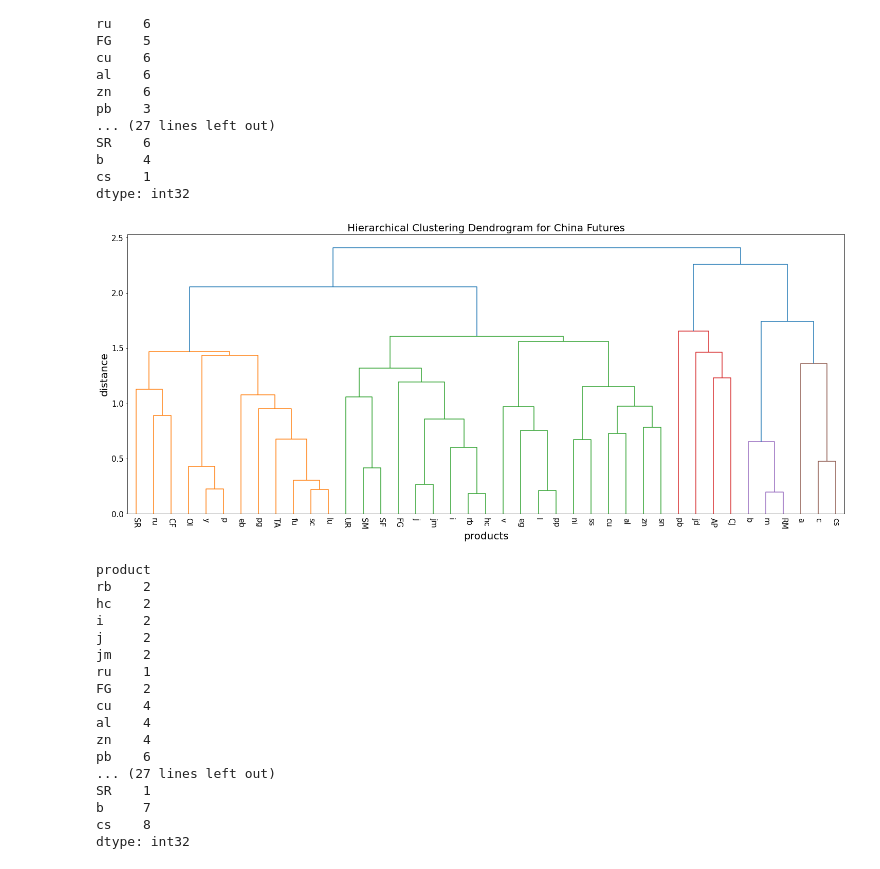
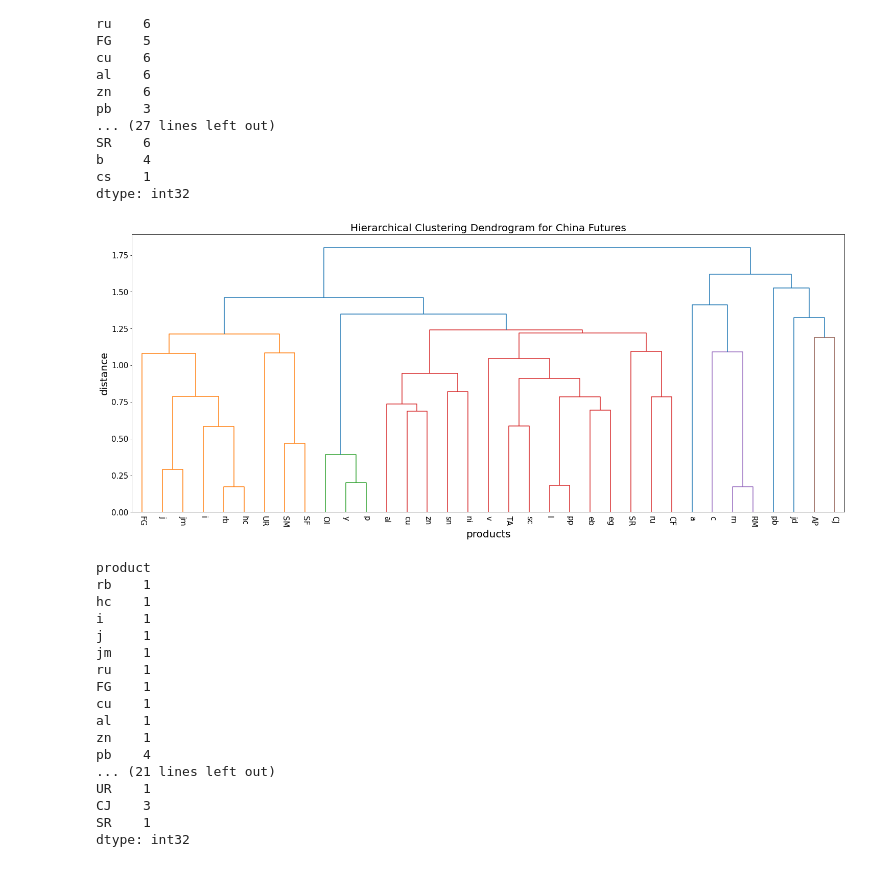
Before and after one commit to harvey1673/pyktrader3, a Jupyter notebook: bktest/commodity research - corr, PCA, clustering.ipynb, the cells around one changed output. Drawn from its saved outputs; the diff is of its cells as text; code cells hidden in the pictures.

```diff
--- a/bktest/commodity research - corr, PCA, clustering.ipynb
+++ b/bktest/commodity research - corr, PCA, clustering.ipynb
@@ -44,15 +45,15 @@ from IPython.core.display import display, HTML
 display(HTML("<style>.container { width:100% !important; }</style>"))
 display(HTML("<style>div.output_scroll { height: 44em; }</style>"))
 # %%
-ferrous_products_mkts = ['rb', 'hc', 'i', 'j', 'jm']
-ferrous_mixed_mkts = ['ru', 'FG', 'SA', 'SM', "SF", 'nr', ]
-base_metal_mkts = ['cu', 'al', 'zn', 'pb', 'ni', 'sn', 'ss']
+ferrous_products_mkts = ['rb', 'hc', 'i', 'j', 'jm', ]
+ferrous_mixed_mkts = ['ru', 'FG', 'SM', "SF", 'nr', 'SA', 'UR',] #
+base_metal_mkts = ['cu', 'al', 'zn', 'pb', 'ni', 'sn', 'ss'] # ,
 precious_metal_mkts = ['au', 'ag']
 ind_metal_mkts = ferrous_products_mkts + ferrous_mixed_mkts + base_metal_mkts
-petro_chem_mkts = ['l', 'pp', 'v', 'TA', 'MA', 'bu', 'sc', 'fu', 'eg', 'eb', 'lu', 'pg', 'PF']
+petro_chem_mkts = ['l', 'pp', 'v', 'TA', 'MA', 'bu', 'sc', 'PF', 'fu', 'eg', 'eb', 'lu', 'pg',] #
 ind_all_mkts = ind_metal_mkts + petro_chem_mkts
-ags_oil_mkts = ['m', 'RM', 'y', 'p', 'OI', 'a', 'c', 'cs', 'b'] #, 'b']
-ags_soft_mkts = ['CF', 'SR', 'jd', 'AP', 'sp', 'CJ', 'UR', 'lh', 'PK', 'CY'] # 'CY',
+ags_oil_mkts = ['m', 'RM', 'y', 'p', 'OI', 'a', 'c', 'cs', 'b'] #
+ags_soft_mkts = ['CF', 'SR', 'jd', 'AP', 'lh', 'PK', 'CY', 'sp', 'CJ',] #
 ags_all_mkts = ags_oil_mkts + ags_soft_mkts
 eq_fut_mkts = ['IF', 'IH', 'IC', 'IM']
 bond_fut_mkts = ['T', 'TF', 'TS']
@@ -71,12 +74,12 @@ atr_win = 20
 file_folder = "C:\\dev\\data\\data_cache\\"
 
 
-start_date = datetime.date(2009,1,1)
+start_date = datetime.date(2015,1,1)
 end_date = datetime.date(2023,1,20)
 shift_mode = 2
 roll_name = 'hot'
 roll_file_loc = "C:/dev/wtdev/config/"
-sim_markets = all_markets
+sim_markets = ind_all_mkts + ags_all_mkts
 nb_cont = 1
 freq='d1'
 
@@ -242,11 +222,11 @@ plt.xticks(rotation='vertical');
 # %%
 col_list = ['rb', 'hc', 'i', 'j', 'jm', 'ru', 'FG', 'cu', 'al', 'zn', 'pb', 'sn', 'ni', \
                'l', 'pp', 'v', 'TA', 'sc', 'm', 'RM', 'y', 'p', 'OI', 'a', 'c', 'CF', 'jd', \
-               'AP', 'SM', 'SF', 'eb', 'eg', 'UR', 'CJ', 'ss', 'pg', 'lu', 'fu', 'SR', 'b', 'cs']
+               'AP', 'SM', 'SF', 'eb', 'eg', 'UR', 'CJ', 'SR', 'sp', 'PK']
 
 n_pca = 10
 
-start_d = pd.to_datetime('2019-01-01')
+start_d = pd.to_datetime('2015-01-01')
 end_d = pd.to_datetime('2023-01-20')
 
 selected_lr = logret[(logret.index >= start_d) & (logret.index<=end_d)]
@@ -339,42 +319,41 @@ dtype: int32
 # %%
 plt.figure(figsize=(25, 10))
 labelsize=20
 ticksize=15
 plt.title('Hierarchical Clustering Dendrogram for China Futures', fontsize=labelsize)
 plt.xlabel('products', fontsize=labelsize)
 plt.ylabel('distance', fontsize=labelsize)
 
 
-
-distance_matrix = sch.linkage(sch.distance.pdist(corr), method='complete')
+distance_matrix = sch.linkage(sch.distance.pdist(corr), method='average')
 dn = sch.dendrogram(distance_matrix,
                     leaf_rotation=90.,  # rotates the x axis labels
                     leaf_font_size=8.,  # font size for the x axis labels
                     labels=corr.columns)
 pylab.yticks(fontsize=ticksize)
 pylab.xticks(rotation=-90, fontsize=ticksize)
 
 plt.show()
 
 threshold = 1.5
 labels = sch.fcluster(distance_matrix, threshold, criterion='distance')
 pd.Series(labels, index=selected_lr.columns)
 # %% [output]
-[figure, old version]
+[figure, new version]
 product
-rb    2
-hc    2
-i     2
-j     2
-jm    2
+rb    1
+hc    1
+i     1
+j     1
+jm    1
 ru    1
-FG    2
-cu    4
-al    4
-zn    4
-pb    6
-... (27 lines left out)
+FG    1
+cu    1
+al    1
+zn    1
+pb    4
+... (21 lines left out)
+UR    1
+CJ    3
 SR    1
-b     7
-cs    8
 dtype: int32
```
Also changed, not shown: parts of 14 cells of this notebook, 4 other files.
